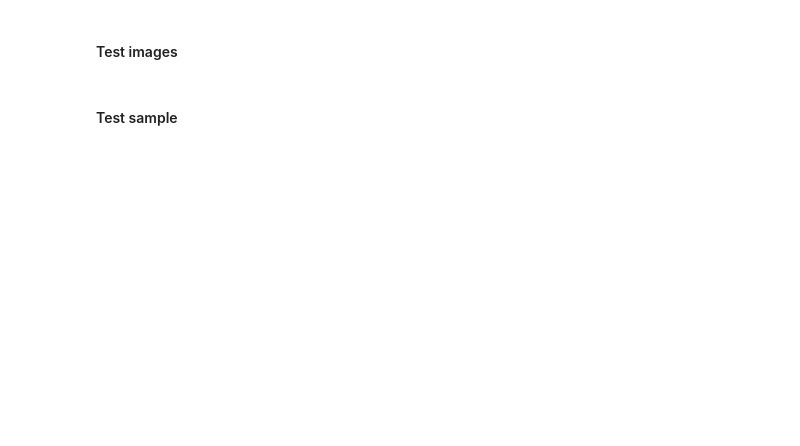
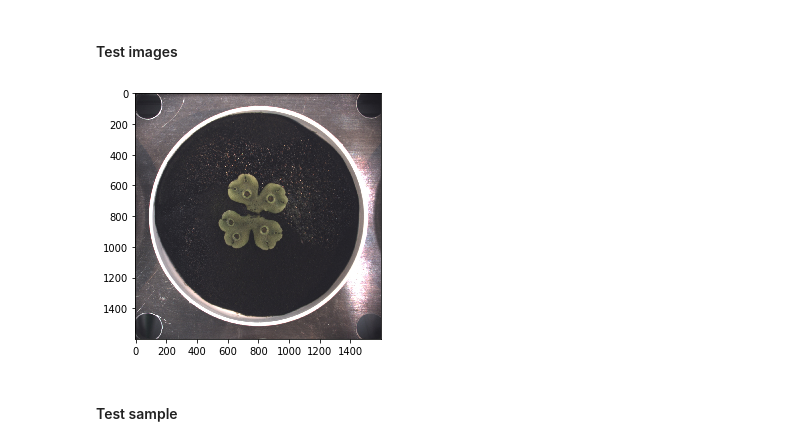
Before and after one commit to tpmp-inra/gemma_cup_detection, a Jupyter notebook: notebooks/train.ipynb, the cells around one changed output. Saved outputs shown, nothing was run; the diff lists cells and outputs as text; code cells hidden in the pictures; blank space fills up the shorter version.

```diff
--- a/notebooks/train.ipynb
+++ b/notebooks/train.ipynb
@@ -64,8 +89,10 @@ ds.load_boxes(test_index)[0:1]
 #### Test images
 # %%
 img = ds.load_image(test_index)
-io.imshow(img)
-io.show()
+sk_io.imshow(img)
+sk_io.show()
+# %% [output]
+[figure, added]
 # %% [markdown]
 #### Test sample
 # %%
```
Also changed, not shown: parts of 27 cells of this notebook, 3 other files.
